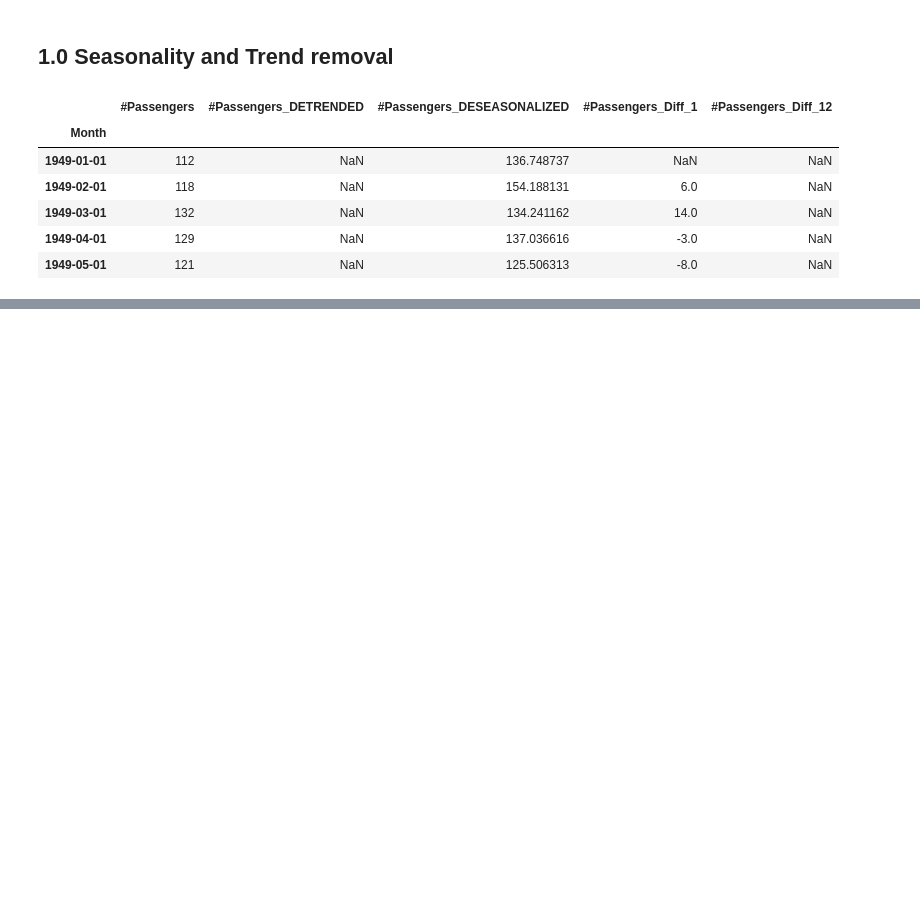
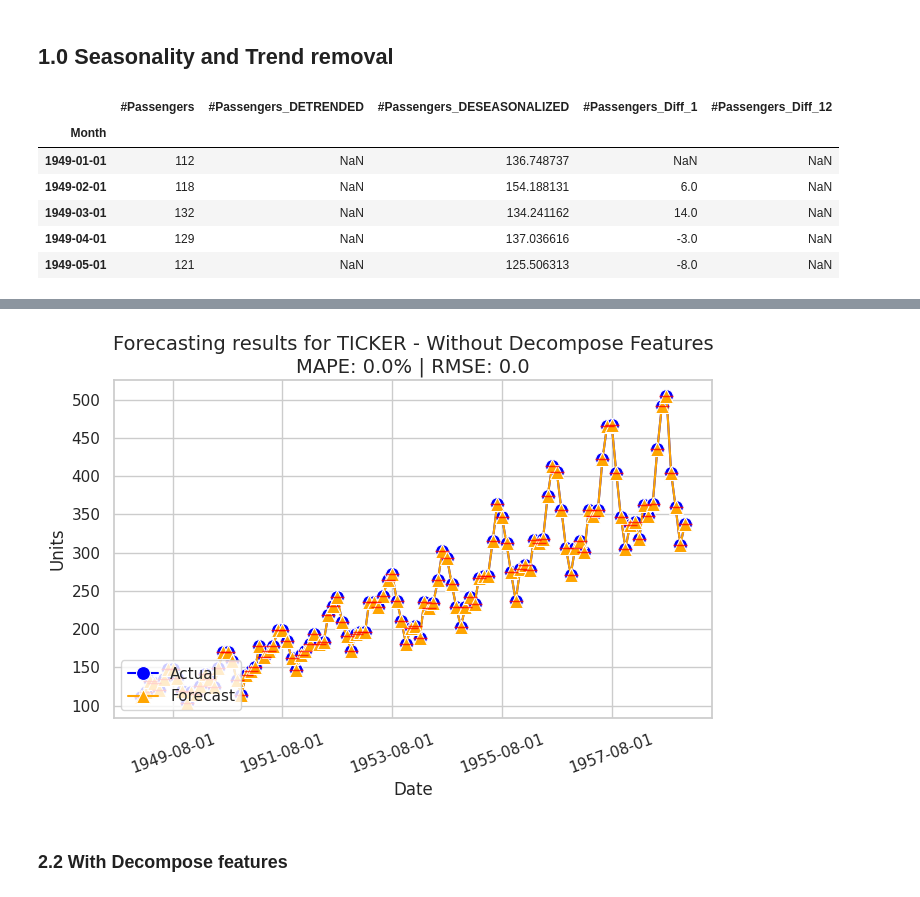
Before and after one commit to micheldearaujo/tree-based-forecasting-boilerplate, a Jupyter notebook: notebooks/01-explore_seasonality.ipynb, the cells around one changed output, grey strips where cells are left out. Drawn from its saved outputs; the diff is of its cells as text; code cells hidden in the pictures; blank space fills up the shorter version.

```diff
--- a/notebooks/01-explore_seasonality.ipynb
+++ b/notebooks/01-explore_seasonality.ipynb
@@ -83,0 +148,6 @@ plt.show()
+# %%
+visualize_validation_results(train_pred_df, "Without Decompose Features")
+# %% [output]
+[figure, added]
+# %% [markdown]
+### 2.2 With Decompose features
```
Also changed, not shown: parts of 31 cells of this notebook, 3 other files.
